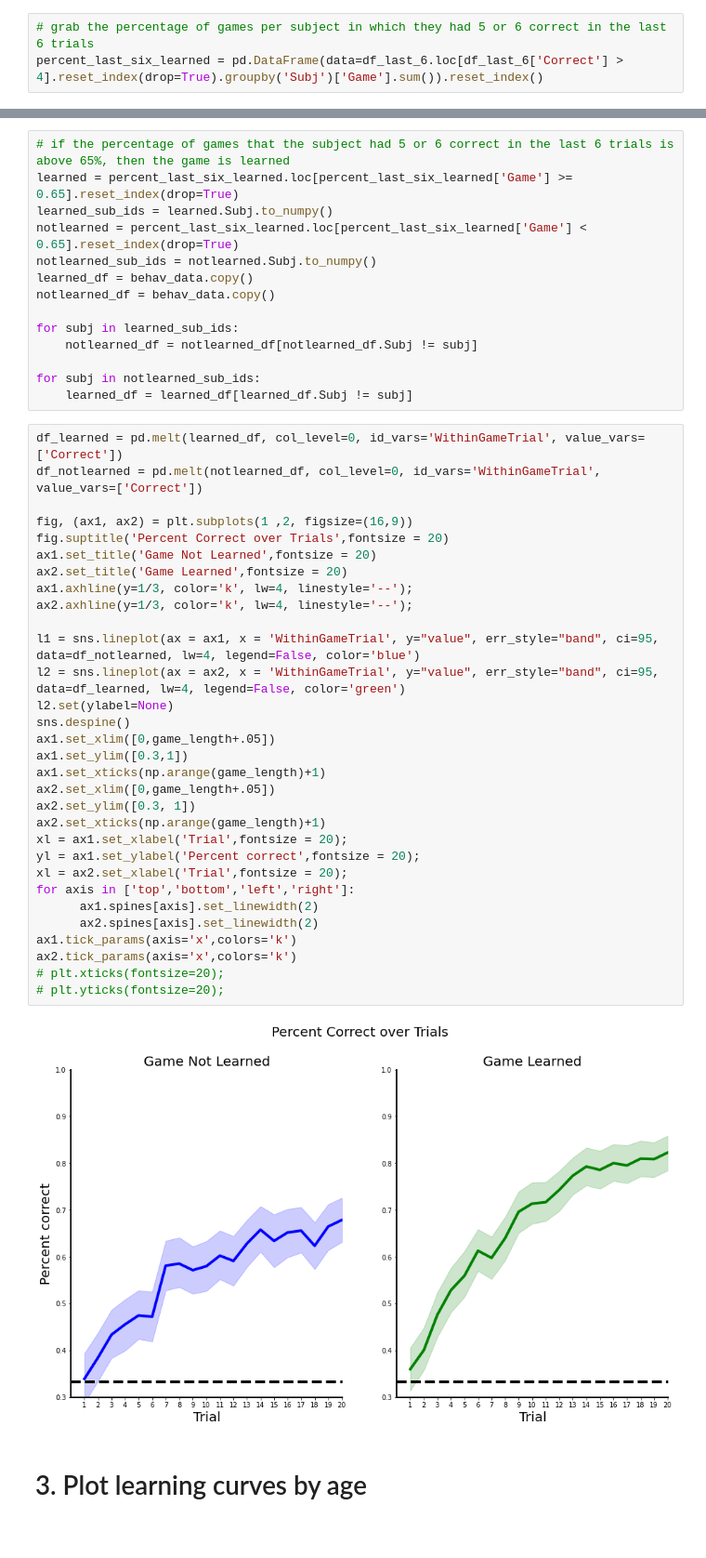
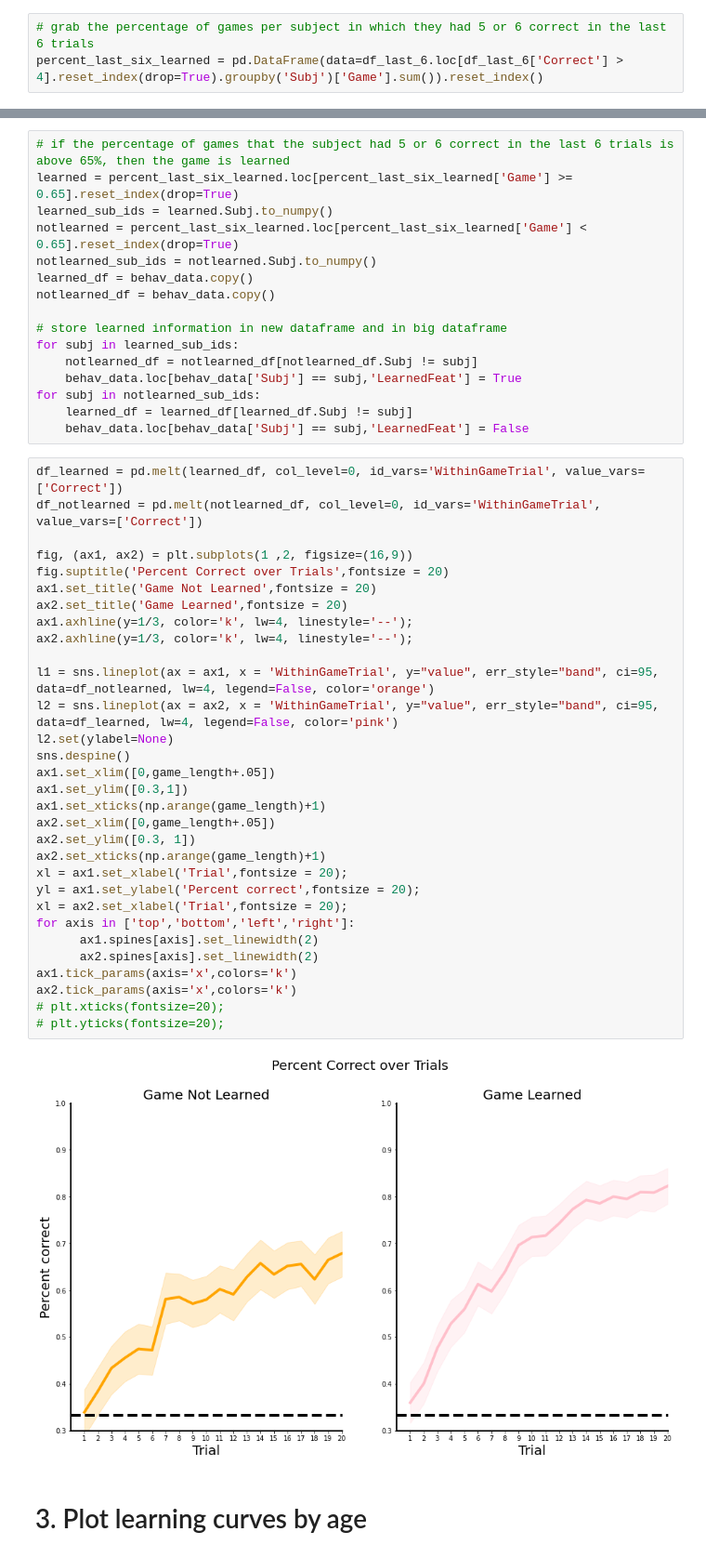
Before and after one commit to angelaradulescu/ldm-analysis, a Jupyter notebook: BehavioralAnalyses.ipynb, the cells around one changed output, grey strips where cells are left out. Shown at 93% size. Saved outputs shown, nothing was run; the diff lists cells and outputs as text.

```diff
--- a/BehavioralAnalyses.ipynb
+++ b/BehavioralAnalyses.ipynb
@@ -125,44 +106,46 @@ notlearned_sub_ids = notlearned.Subj.to_numpy()
 learned_df = behav_data.copy()
 notlearned_df = behav_data.copy()
 
+# store learned information in new dataframe and in big dataframe
 for subj in learned_sub_ids:
     notlearned_df = notlearned_df[notlearned_df.Subj != subj]
-
+    behav_data.loc[behav_data['Subj'] == subj,'LearnedFeat'] = True
 for subj in notlearned_sub_ids:
     learned_df = learned_df[learned_df.Subj != subj]
+    behav_data.loc[behav_data['Subj'] == subj,'LearnedFeat'] = False
 # %%
 df_learned = pd.melt(learned_df, col_level=0, id_vars='WithinGameTrial', value_vars=['Correct'])
 df_notlearned = pd.melt(notlearned_df, col_level=0, id_vars='WithinGameTrial', value_vars=['Correct'])
 
 fig, (ax1, ax2) = plt.subplots(1 ,2, figsize=(16,9))
 fig.suptitle('Percent Correct over Trials',fontsize = 20)
 ax1.set_title('Game Not Learned',fontsize = 20)
 ax2.set_title('Game Learned',fontsize = 20)
 ax1.axhline(y=1/3, color='k', lw=4, linestyle='--');
 ax2.axhline(y=1/3, color='k', lw=4, linestyle='--');
 
-l1 = sns.lineplot(ax = ax1, x = 'WithinGameTrial', y="value", err_style="band", ci=95, data=df_notlearned, lw=4, legend=False, color='blue')
-l2 = sns.lineplot(ax = ax2, x = 'WithinGameTrial', y="value", err_style="band", ci=95, data=df_learned, lw=4, legend=False, color='green')
+l1 = sns.lineplot(ax = ax1, x = 'WithinGameTrial', y="value", err_style="band", ci=95, data=df_notlearned, lw=4, legend=False, color='orange')
+l2 = sns.lineplot(ax = ax2, x = 'WithinGameTrial', y="value", err_style="band", ci=95, data=df_learned, lw=4, legend=False, color='pink')
 l2.set(ylabel=None)
 sns.despine()
 ax1.set_xlim([0,game_length+.05])
 ax1.set_ylim([0.3,1])
 ax1.set_xticks(np.arange(game_length)+1)
 ax2.set_xlim([0,game_length+.05])
 ax2.set_ylim([0.3, 1])
 ax2.set_xticks(np.arange(game_length)+1)
 xl = ax1.set_xlabel('Trial',fontsize = 20);
 yl = ax1.set_ylabel('Percent correct',fontsize = 20);
 xl = ax2.set_xlabel('Trial',fontsize = 20);
 for axis in ['top','bottom','left','right']:
       ax1.spines[axis].set_linewidth(2)
       ax2.spines[axis].set_linewidth(2)
 ax1.tick_params(axis='x',colors='k')
 ax2.tick_params(axis='x',colors='k')
 # plt.xticks(fontsize=20);
 # plt.yticks(fontsize=20);
 # %% [output]
-[figure, old version]
+[figure, new version]
 # %% [markdown]
 # 3. Plot learning curves by age
 # %%
```
Also changed, not shown: parts of 7 cells of this notebook, 4 other files.
